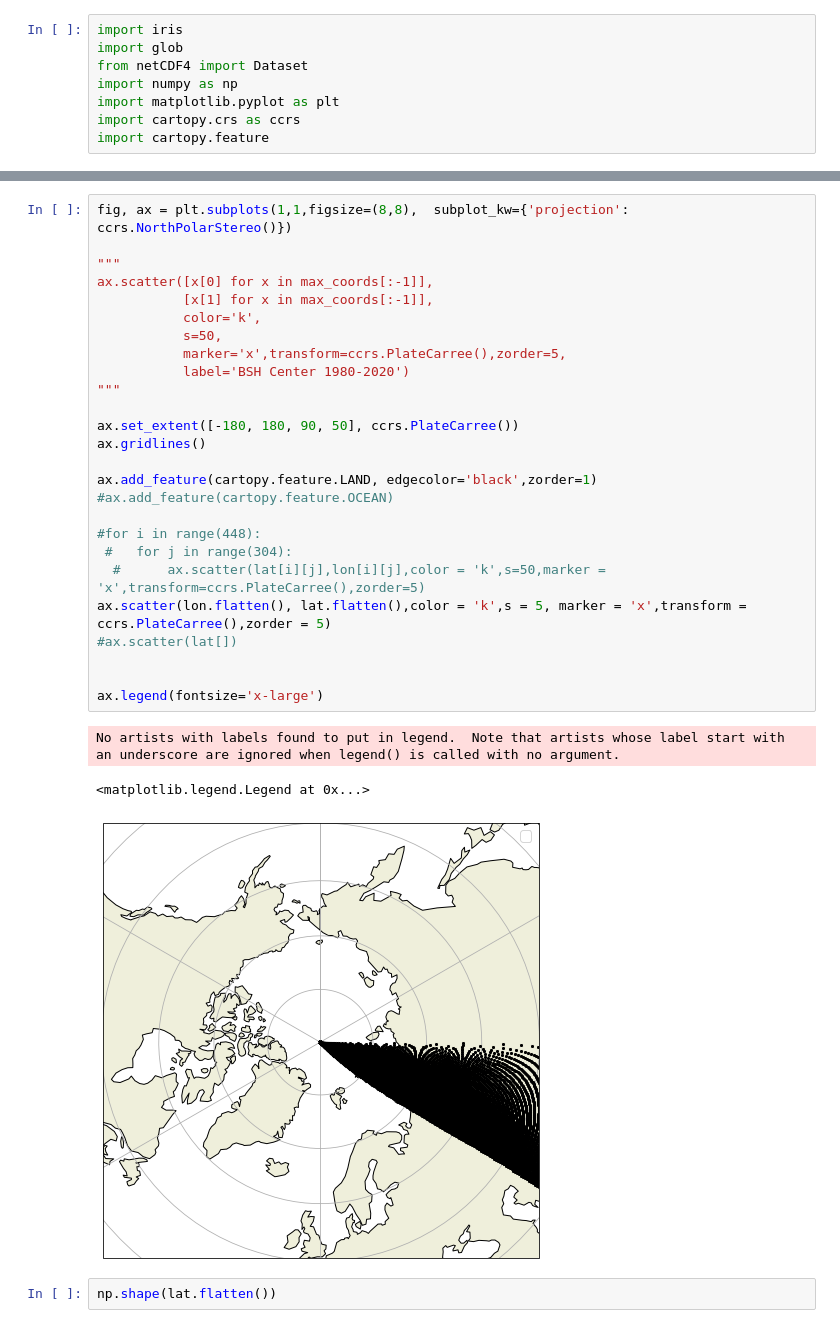
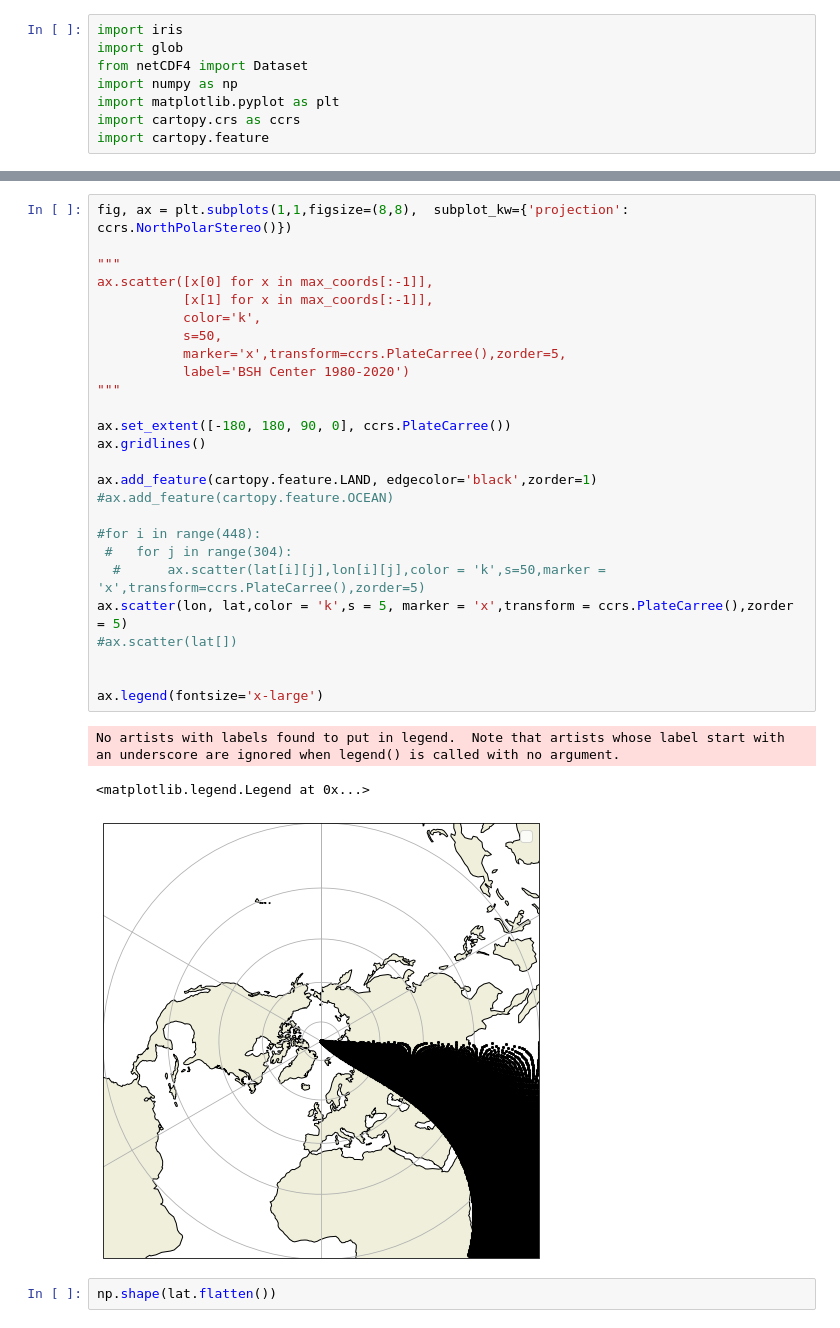
Before and after one commit to bazilsky/jupyter_local, a Jupyter notebook: netcdf/snow_depth.ipynb, the cells around one changed output, grey strips where cells are left out. Drawn from its saved outputs; the diff is of its cells as text.

```diff
--- a/netcdf/snow_depth.ipynb
+++ b/netcdf/snow_depth.ipynb
@@ -59,33 +68,33 @@ latlon
 # %%
 fig, ax = plt.subplots(1,1,figsize=(8,8),  subplot_kw={'projection': ccrs.NorthPolarStereo()})
 
 """
 ax.scatter([x[0] for x in max_coords[:-1]],
            [x[1] for x in max_coords[:-1]],
            color='k',
            s=50,
            marker='x',transform=ccrs.PlateCarree(),zorder=5,
            label='BSH Center 1980-2020')
 """
 
-ax.set_extent([-180, 180, 90, 50], ccrs.PlateCarree())
+ax.set_extent([-180, 180, 90, 0], ccrs.PlateCarree())
 ax.gridlines()
 
 ax.add_feature(cartopy.feature.LAND, edgecolor='black',zorder=1)
 #ax.add_feature(cartopy.feature.OCEAN)
 
 #for i in range(448):
  #   for j in range(304):
   #      ax.scatter(lat[i][j],lon[i][j],color = 'k',s=50,marker = 'x',transform=ccrs.PlateCarree(),zorder=5)
-ax.scatter(lon.flatten(), lat.flatten(),color = 'k',s = 5, marker = 'x',transform = ccrs.PlateCarree(),zorder = 5)
+ax.scatter(lon, lat,color = 'k',s = 5, marker = 'x',transform = ccrs.PlateCarree(),zorder = 5)
 #ax.scatter(lat[])
 
 
 ax.legend(fontsize='x-large')
 # %% [output]
 No artists with labels found to put in legend.  Note that artists whose label start with an underscore are ignored when legend() is called with no argument.
 <matplotlib.legend.Legend at 0x...>
-[figure, old version]
+[figure, new version]
 # %%
 np.shape(lat.flatten())
 # %% [output]
```
Also changed, not shown: parts of 2 cells of this notebook, 1 other file.
